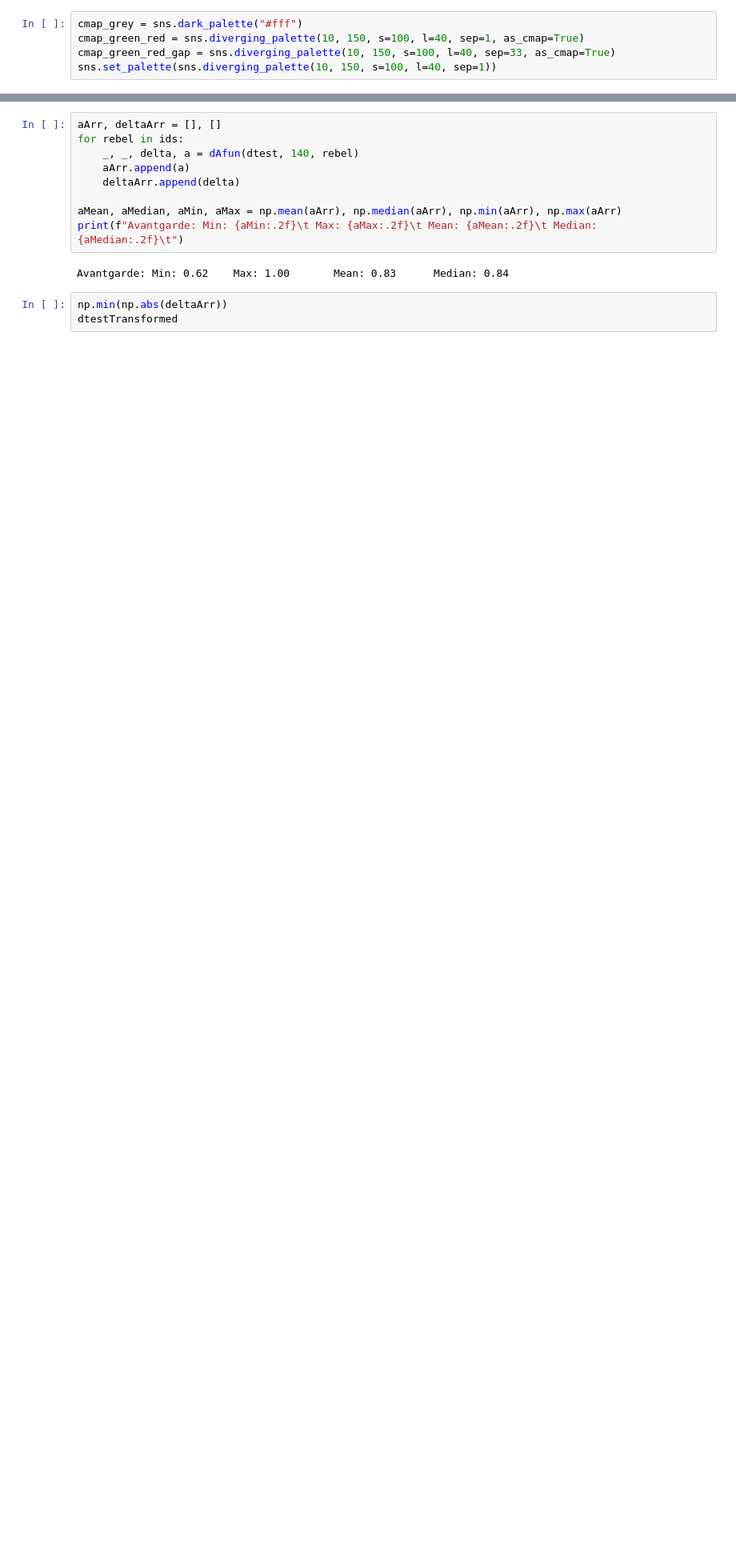
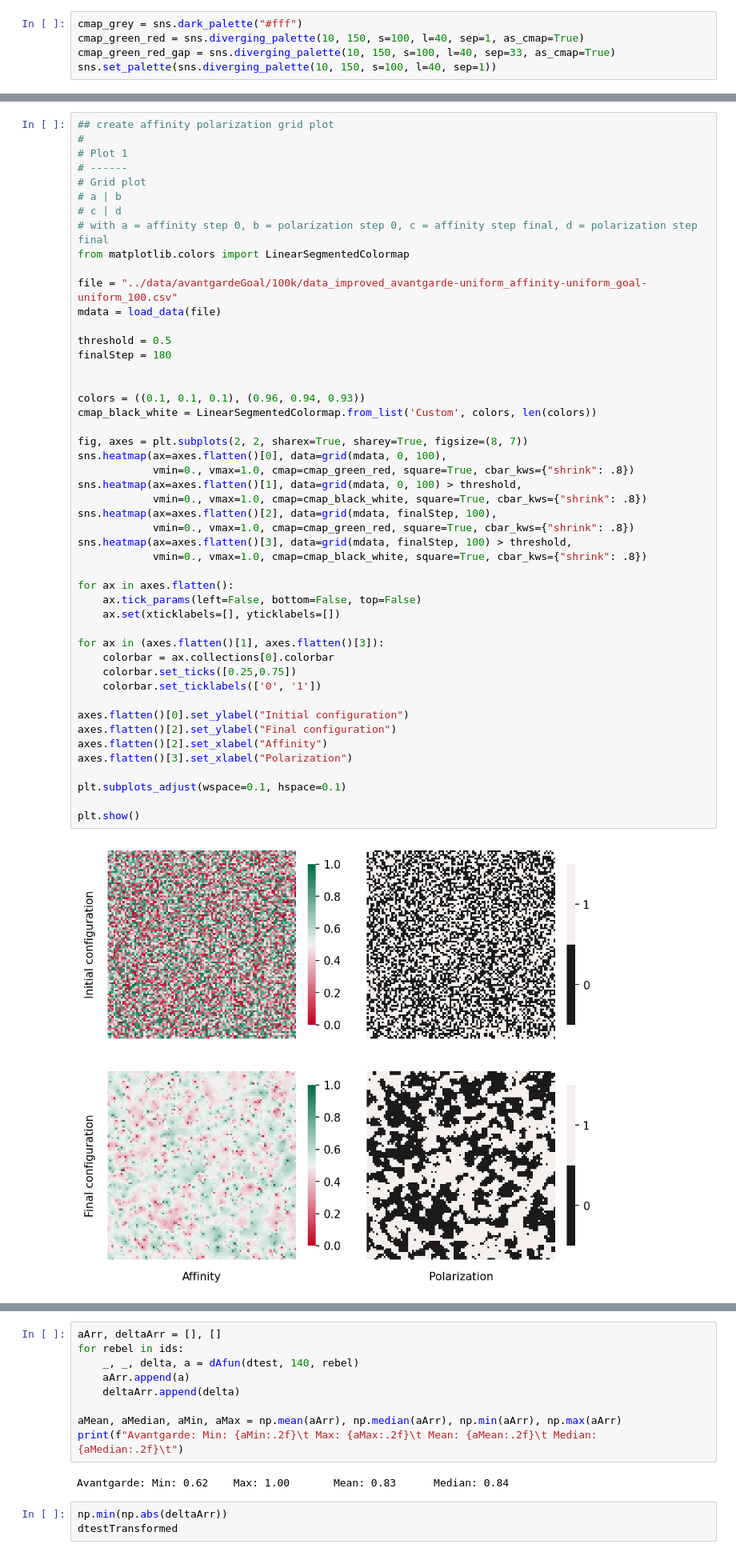
Before and after one commit to lquante/social_agent_based_modelling, a Jupyter notebook: notebooks/AdvancedAvantgardeModel.ipynb, the cells around one changed output, grey strips where cells are left out. Shown at 80% size. Drawn from its saved outputs; the diff is of its cells as text; blank space fills up the shorter version.

```diff
--- a/notebooks/AdvancedAvantgardeModel.ipynb
+++ b/notebooks/AdvancedAvantgardeModel.ipynb
@@ -202,0 +94,50 @@ plt.show()
+# %%
+## create affinity polarization grid plot
+#
+# Plot 1
+# ------
+# Grid plot
+# a | b
+# c | d
+# with a = affinity step 0, b = polarization step 0, c = affinity step final, d = polarization step final
+from matplotlib.colors import LinearSegmentedColormap
+
+file = "../data/avantgardeGoal/100k/data_improved_avantgarde-uniform_affinity-uniform_goal-uniform_100.csv"
+mdata = load_data(file)
+
+threshold = 0.5
+finalStep = 180
+
+
+colors = ((0.1, 0.1, 0.1), (0.96, 0.94, 0.93))
+cmap_black_white = LinearSegmentedColormap.from_list('Custom', colors, len(colors))
+
+fig, axes = plt.subplots(2, 2, sharex=True, sharey=True, figsize=(8, 7))
+sns.heatmap(ax=axes.flatten()[0], data=grid(mdata, 0, 100),
+            vmin=0., vmax=1.0, cmap=cmap_green_red, square=True, cbar_kws={"shrink": .8})
+sns.heatmap(ax=axes.flatten()[1], data=grid(mdata, 0, 100) > threshold,
+            vmin=0., vmax=1.0, cmap=cmap_black_white, square=True, cbar_kws={"shrink": .8})
+sns.heatmap(ax=axes.flatten()[2], data=grid(mdata, finalStep, 100),
+            vmin=0., vmax=1.0, cmap=cmap_green_red, square=True, cbar_kws={"shrink": .8})
+sns.heatmap(ax=axes.flatten()[3], data=grid(mdata, finalStep, 100) > threshold,
+            vmin=0., vmax=1.0, cmap=cmap_black_white, square=True, cbar_kws={"shrink": .8})
+
+for ax in axes.flatten():
+    ax.tick_params(left=False, bottom=False, top=False)
+    ax.set(xticklabels=[], yticklabels=[])
+
+for ax in (axes.flatten()[1], axes.flatten()[3]):
+    colorbar = ax.collections[0].colorbar
+    colorbar.set_ticks([0.25,0.75])
+    colorbar.set_ticklabels(['0', '1'])
+
+axes.flatten()[0].set_ylabel("Initial configuration")
+axes.flatten()[2].set_ylabel("Final configuration")
+axes.flatten()[2].set_xlabel("Affinity")
+axes.flatten()[3].set_xlabel("Polarization")
+
+plt.subplots_adjust(wspace=0.1, hspace=0.1)
+
+plt.show()
+# %% [output]
+[figure, added]
```
Also changed, not shown: parts of 13 cells of this notebook.
